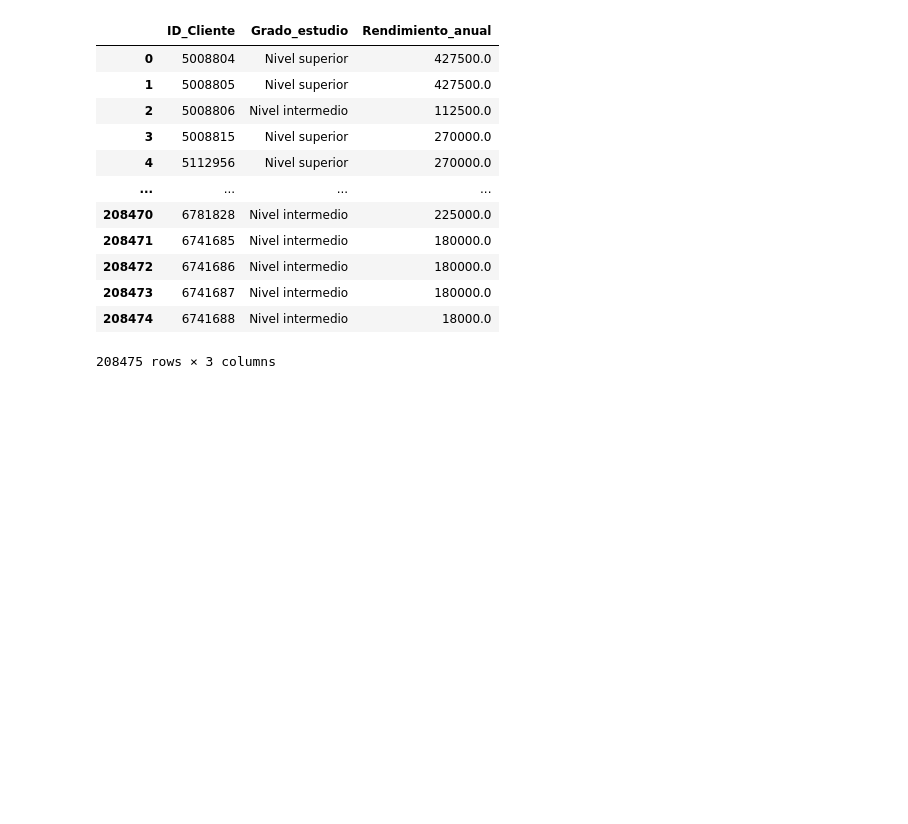
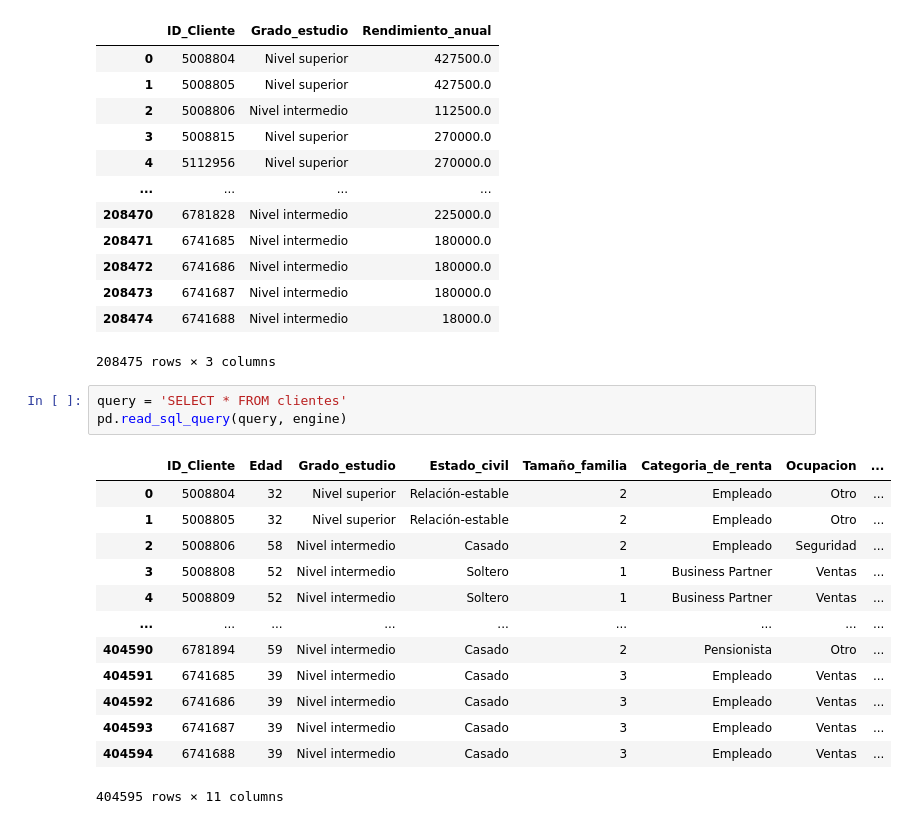
Before and after one commit to cmrondon2000/pandas-es-formatosarchivos, a Jupyter notebook: PandasES.ipynb, the cells around one changed output. Cells and saved outputs as stored; diff of their text form; blank space fills up the shorter version.

```diff
--- a/PandasES.ipynb
+++ b/PandasES.ipynb
@@ -559,3 +559,20 @@ pd.read_sql_table("empleados", con = engine, columns=["ID_Cliente", "Grado_estud
 | 208473 | 6741687 | Nivel intermedio | 180000.0 |
 | 208474 | 6741688 | Nivel intermedio | 18000.0 |
 208475 rows × 3 columns
+# %%
+query = 'SELECT * FROM clientes'
+pd.read_sql_query(query, engine)
+# %% [output]
+|  | ID_Cliente | Edad | Grado_estudio | Estado_civil | Tamaño_familia | Categoria_de_renta | Ocupacion | ... |
+| 0 | 5008804 | 32 | Nivel superior | Relación-estable | 2 | Empleado | Otro | ... |
+| 1 | 5008805 | 32 | Nivel superior | Relación-estable | 2 | Empleado | Otro | ... |
+| 2 | 5008806 | 58 | Nivel intermedio | Casado | 2 | Empleado | Seguridad | ... |
+| 3 | 5008808 | 52 | Nivel intermedio | Soltero | 1 | Business Partner | Ventas | ... |
+| 4 | 5008809 | 52 | Nivel intermedio | Soltero | 1 | Business Partner | Ventas | ... |
+| ... | ... | ... | ... | ... | ... | ... | ... | ... |
+| 404590 | 6781894 | 59 | Nivel intermedio | Casado | 2 | Pensionista | Otro | ... |
+| 404591 | 6741685 | 39 | Nivel intermedio | Casado | 3 | Empleado | Ventas | ... |
+| 404592 | 6741686 | 39 | Nivel intermedio | Casado | 3 | Empleado | Ventas | ... |
+| 404593 | 6741687 | 39 | Nivel intermedio | Casado | 3 | Empleado | Ventas | ... |
+| 404594 | 6741688 | 39 | Nivel intermedio | Casado | 3 | Empleado | Ventas | ... |
+404595 rows × 11 columns
```
